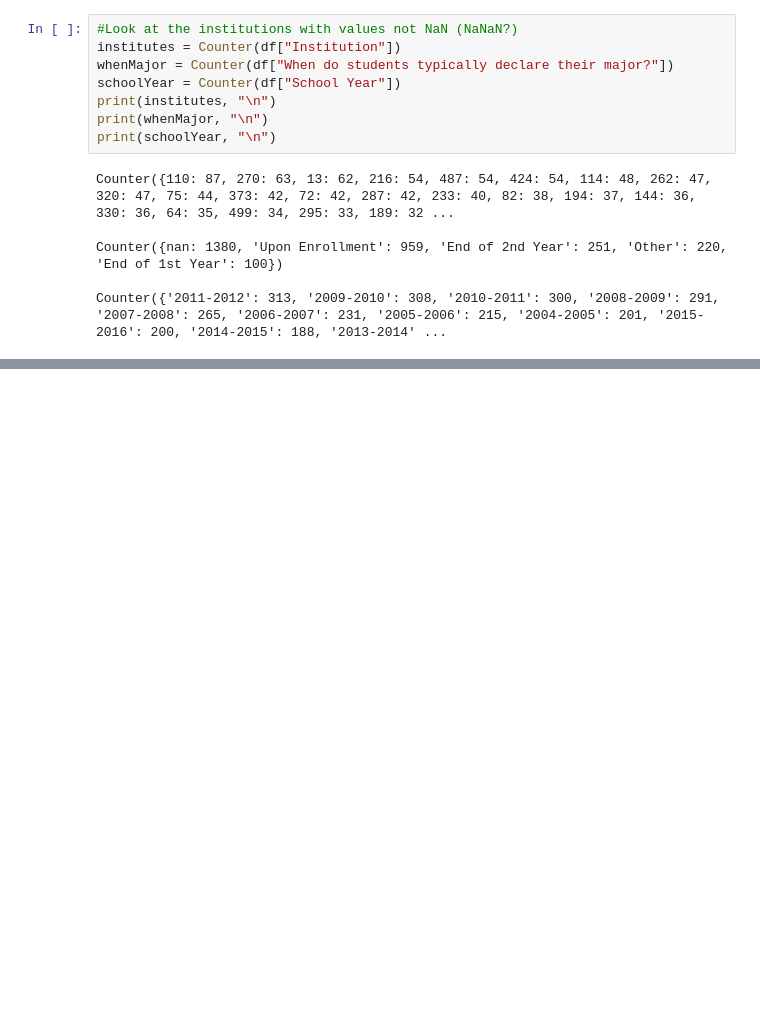
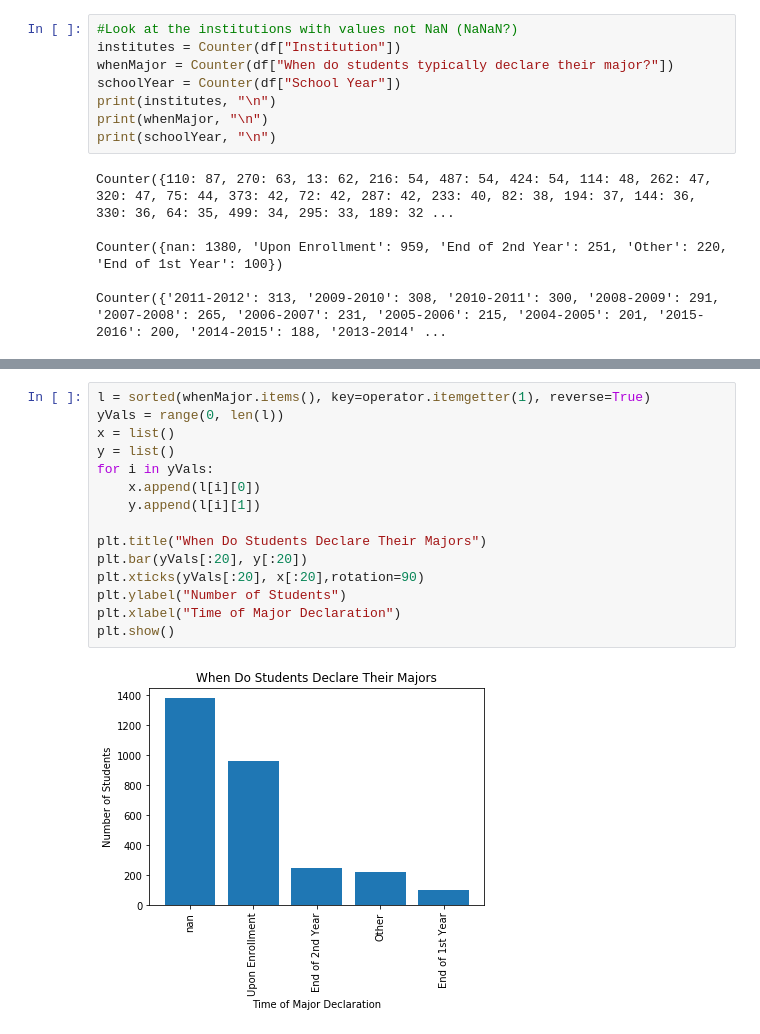
Before and after one commit to INFO-4602-5602/project-2-ncwit-team-8, a Jupyter notebook: dataClean.ipynb, the cells around one changed output, grey strips where cells are left out. Drawn from its saved outputs; the diff is of its cells as text; blank space fills up the shorter version.

```diff
--- a/dataClean.ipynb
+++ b/dataClean.ipynb
@@ -135,0 +143,17 @@ plt.show()
+# %%
+l = sorted(whenMajor.items(), key=operator.itemgetter(1), reverse=True)
+yVals = range(0, len(l))
+x = list()
+y = list()
+for i in yVals:
+    x.append(l[i][0])
+    y.append(l[i][1])
+
+plt.title("When Do Students Declare Their Majors")
+plt.bar(yVals[:20], y[:20])
+plt.xticks(yVals[:20], x[:20],rotation=90)
+plt.ylabel("Number of Students")
+plt.xlabel("Time of Major Declaration")
+plt.show()
+# %% [output]
+[figure, added]
```
Also changed, not shown: parts of 4 cells of this notebook.
